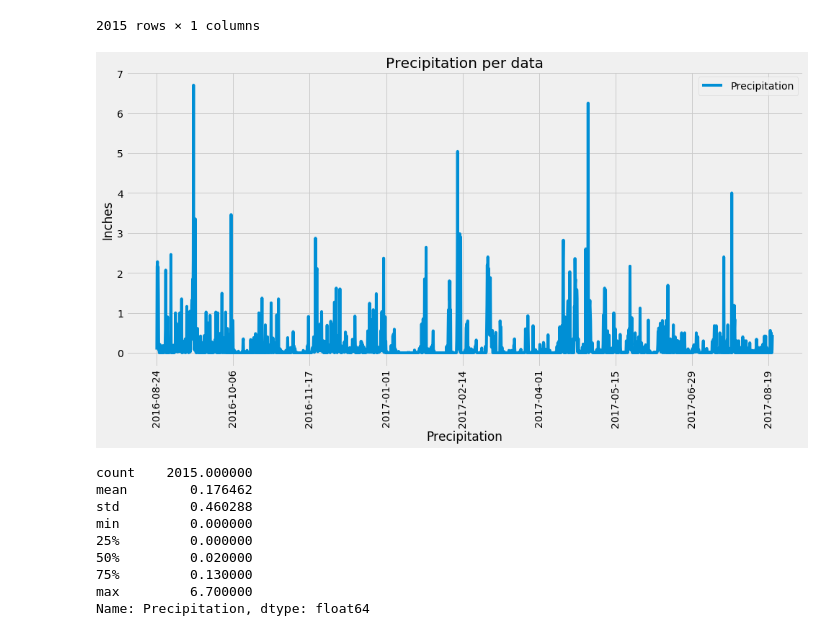
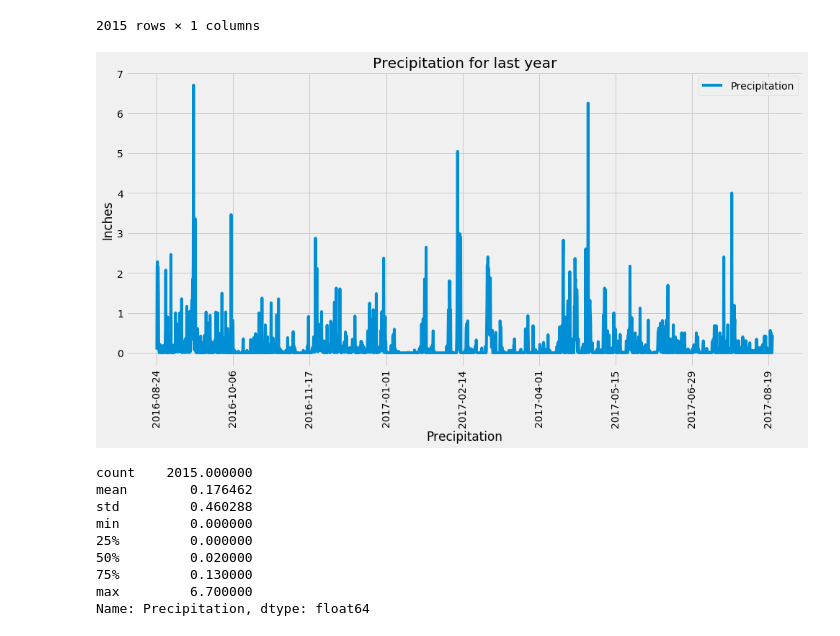
Before and after one commit to HaifaNajdawi/SQLAlchemy_climate_analysis_on_Honolulu-_Hawaii, a Jupyter notebook: climate_starter.ipynb, the cells around one changed output. Cells and saved outputs as stored; diff of their text form; code cells hidden in the pictures.

```diff
--- a/climate_starter.ipynb
+++ b/climate_starter.ipynb
@@ -109,14 +109,14 @@ precp_date_df
 2015 rows × 1 columns
 # %%
 # Use Pandas Plotting with Matplotlib to plot the data
-precp_date_df.plot(title="Precipitation per data",rot=90,figsize=(15, 7))
+precp_date_df.plot(title="Precipitation for last year",rot=90,figsize=(15, 7))
 
 plt.xlabel("Precipitation")
 plt.ylabel("Inches")
 plt.tight_layout
 plt.show()
 # %% [output]
-[figure, old version]
+[figure, new version]
 # %%
 # Use Pandas to calcualte the summary statistics for the precipitation data
 measuerment_sumary=precp_date_df["Precipitation"].describe()
```
Also changed, not shown: parts of 15 cells of this notebook, 2 other files.
